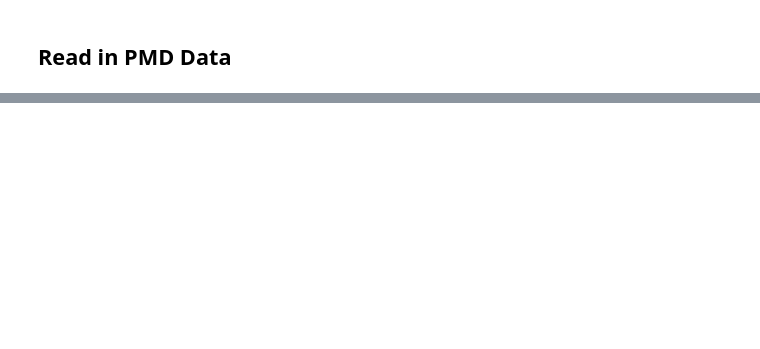
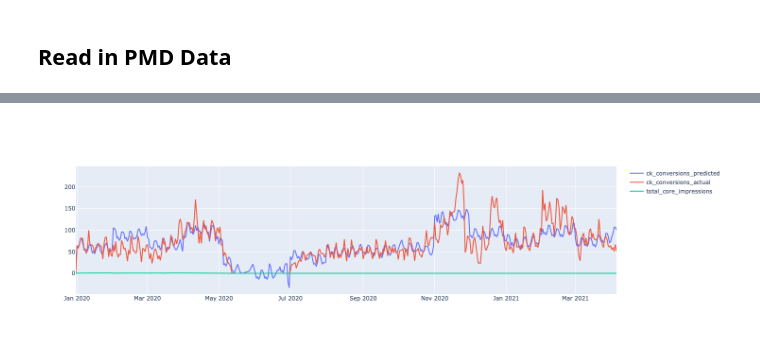
Before and after one commit to LucasCMazzotti/NYT, a Jupyter notebook: cross-sell-exploration.ipynb, the cells around one changed output, grey strips where cells are left out. Drawn from its saved outputs; the diff is of its cells as text; code cells hidden in the pictures; blank space fills up the shorter version.

```diff
--- a/cross-sell-exploration.ipynb
+++ b/cross-sell-exploration.ipynb
@@ -57,0 +367,4 @@ df.to_csv('all_pmd_data_jan_20_to_apr_21.csv')
+# %%
+#reduce number of cols
+df_reg = df_core[(df_core['channel'].isin(['Display','Native','Social','Paid Search'])) &
+                (df_core['marketing_initiative'].isin(['Sale','Content/Audience Development','Business As Usual','One Day Sale']))].groupby(['date','channel','marketing_initiative'])[['impressions','core_conversions','ck_conversions']].sum().reset_index()
@@ -57,0 +431,13 @@ df.to_csv('all_pmd_data_jan_20_to_apr_21.csv')
+# %%
+X = df_reg.drop('ck_conversions', axis=1)
+y = df_reg[['ck_conversions']]
+# %%
+scaler = MinMaxScaler()
+scaled = scaler.fit_transform(X)
+
+X = pd.DataFrame(data=scaled, columns=X.columns)
+X['date'] = df_reg.index.values
+X.set_index('date', inplace=True)
+
+y['date'] = df_reg.index.values
+y.set_index('date', inplace=True)
@@ -57,0 +449,6 @@ df.to_csv('all_pmd_data_jan_20_to_apr_21.csv')
+# %%
+X = sm.add_constant(X)
+
+ols_test = sm.OLS(y, X).fit()
+
+ols_test.summary()
@@ -57,0 +490,24 @@ df.to_csv('all_pmd_data_jan_20_to_apr_21.csv')
+# %%
+ols_y_pred = ols_test.predict(X)
+
+ols_vis = X.copy()
+ols_vis['y_pred'] = ols_y_pred
+ols_vis['y_actual'] = y
+
+ols_daily = ols_vis.reset_index().groupby('date').sum()
+
+
+fig = go.Figure()
+fig.add_trace(go.Scatter(x=ols_daily.index, y=ols_daily['y_pred'],
+                    mode='lines',
+                    name='ck_conversions_predicted'))
+fig.add_trace(go.Scatter(x=ols_daily.index, y=ols_daily['y_actual'],
+                    mode='lines',
+                    name='ck_conversions_actual'))
+fig.add_trace(go.Scatter(x=ols_daily.index, y=ols_daily['impressions'],
+                    mode='lines',
+                    name='total_core_impressions'))
+
+fig.show()
+# %% [output]
+[figure, added]
```
Also changed, not shown: parts of 63 cells of this notebook.
